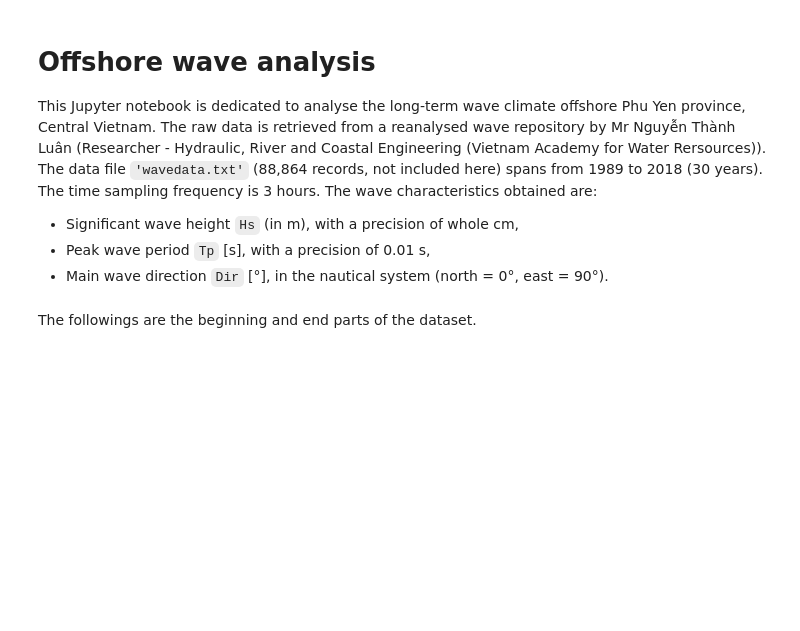
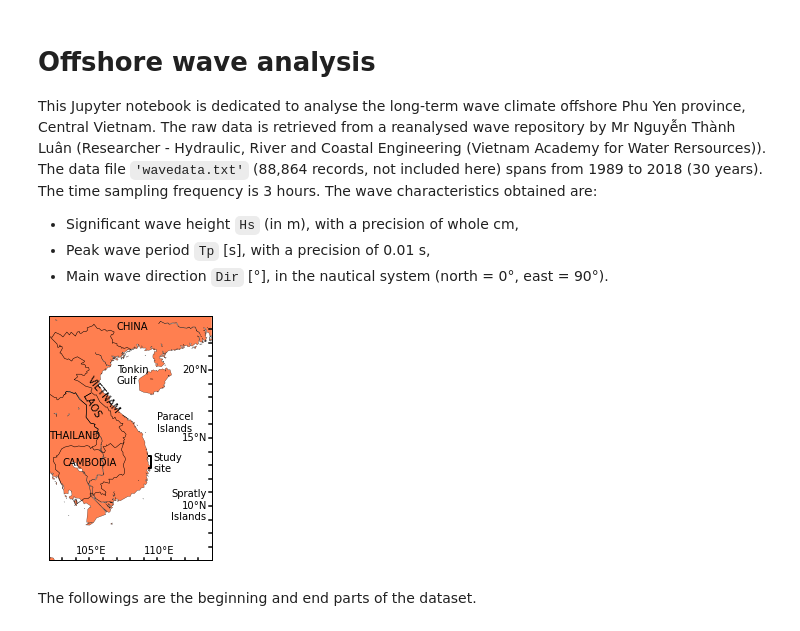
Before and after one commit to nguyenquangchien/wave-energy-VN, a Jupyter notebook: Analysis/wave_data_processing.ipynb, the cells around one changed output. Saved outputs shown, nothing was run; the diff lists cells and outputs as text; code cells hidden in the pictures; blank space fills up the shorter version.

```diff
--- a/Analysis/wave_data_processing.ipynb
+++ b/Analysis/wave_data_processing.ipynb
@@ -15,3 +9,65 @@ import datetime
+# %%
+import pandas as pd
+import numpy as np
+import matplotlib.pyplot as plt
+%matplotlib inline
+import datetime
+
+from mpl_toolkits.basemap import Basemap
+
+# set up cylindrical map projection [cyl] (other options: ortho, etc.)
+# with perspective of satellite looking down at 50N, 100W.
+# use high resolution coastlines. Other options: c, l, m, h, f.
+# area threshold suppresses islands with area less than the value
+
+plt.figure(figsize=(3, 4.5))
+
+MIN_LON = 102
+MAX_LON = 114
+MIN_LAT = 6
+MAX_LAT = 24
+
+map = Basemap(projection='cyl',lon_0=110,lat_0=12.5,resolution='l', area_thresh = 0.1,\
+    llcrnrlon=MIN_LON, llcrnrlat=MIN_LAT,\
+    urcrnrlon=MAX_LON, urcrnrlat=MAX_LAT)
+# draw coastlines, country boundaries, fill continents.
+map.drawcoastlines(linewidth=0.25)
+map.drawcountries(linewidth=0.5)
+map.fillcontinents(color='coral',lake_color='white')
+# draw the edge of the map projection region (the projection limb)
+map.drawmapboundary(fill_color='white')
+#map.drawmeridians(np.arange(105.5,105.8,0.1))
+#map.drawparallels(np.arange(18.85,19.15,0.1))
+
+plt.annotate('CHINA', xy=(107, 23))
+plt.annotate('LAOS', xy=(104.3, 16.5)).set_rotation(-60)
+plt.annotate('CAMBODIA', xy=(103, 13))
+plt.annotate('THAILAND', xy=(102, 15))
+plt.annotate('VIETNAM', xy=(104.7, 16.8)).set_rotation(-50)
+
+plt.annotate('Tonkin\nGulf', xy=(107, 19))
+plt.annotate('Paracel\nIslands', xy=(110, 15.5))
+plt.annotate('Spratly\n\nIslands', xy=(111, 9))
+
+# Study site - Phu Yen
+x_site = [109.4, 109.5, 109.5, 109.4]
+y_site = [12.8, 12.8, 13.7, 13.7]
+plt.plot(x_site, y_site, color='k', linestyle='-', linewidth=2)
+plt.annotate('Study\nsite', xy=(109.7, 12.5))
+
+for lon_ticks in range(103, 114):
+    plt.plot([lon_ticks, lon_ticks], [6, 6.2], color='k', linestyle='-') # tick
+    if lon_ticks % 5 == 0:
+        plt.annotate('%i°E' % lon_ticks, xy=(lon_ticks - 1, MIN_LAT + 0.5))
+
+for lat_ticks in range(7, 24):
+    plt.plot([113.8, 114], [lat_ticks, lat_ticks], color='k', linestyle='-') # tick
+    if lat_ticks % 5 == 0:
+        plt.annotate('%i°N' % lat_ticks, xy=(MAX_LON - 2.2, lat_ticks - 0.2))
+
+plt.savefig('map.pdf')
+# %% [output]
+[figure, added]
 # %%
 table = pd.read_csv('wavedata.txt', delim_whitespace=True)
 # %% [markdown]
```
Also changed, not shown: parts of 3 cells of this notebook, 22 other files.
